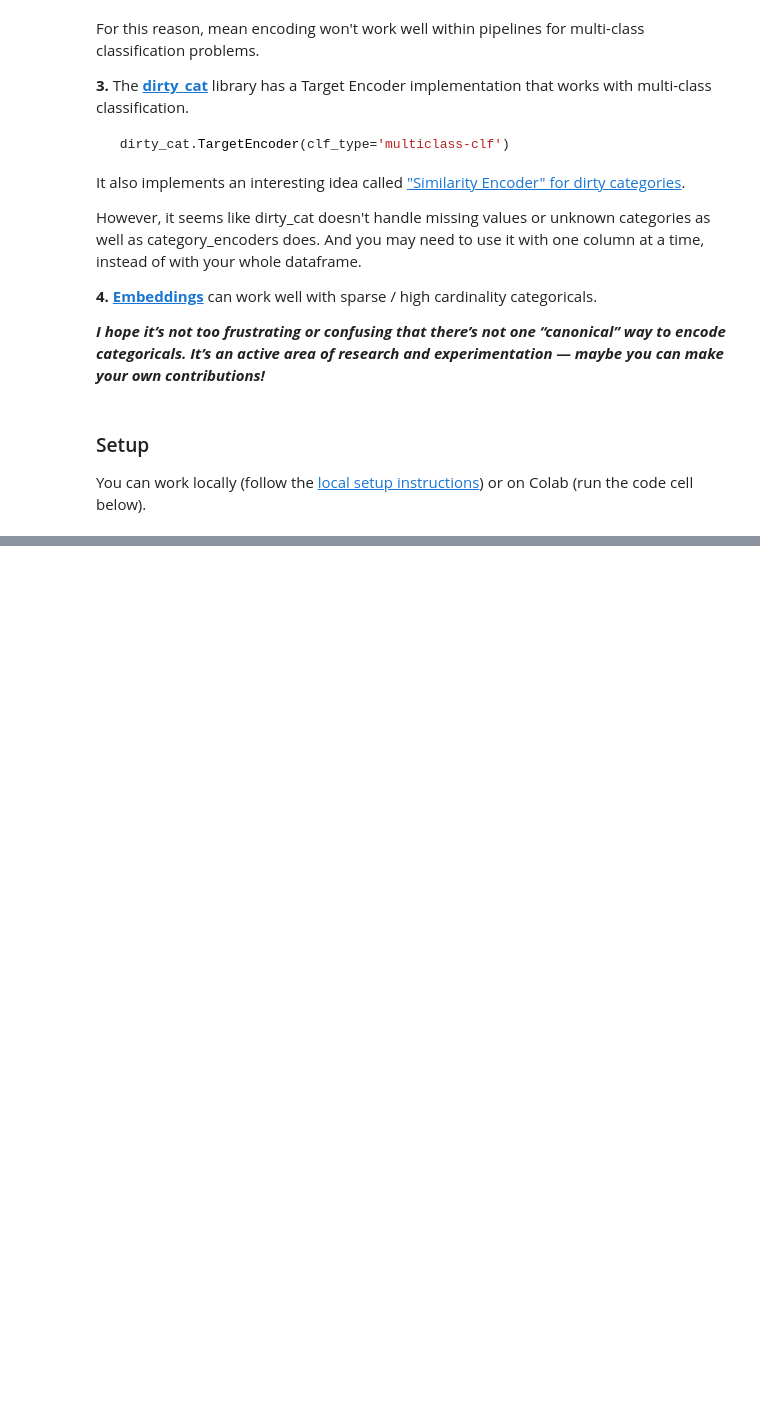
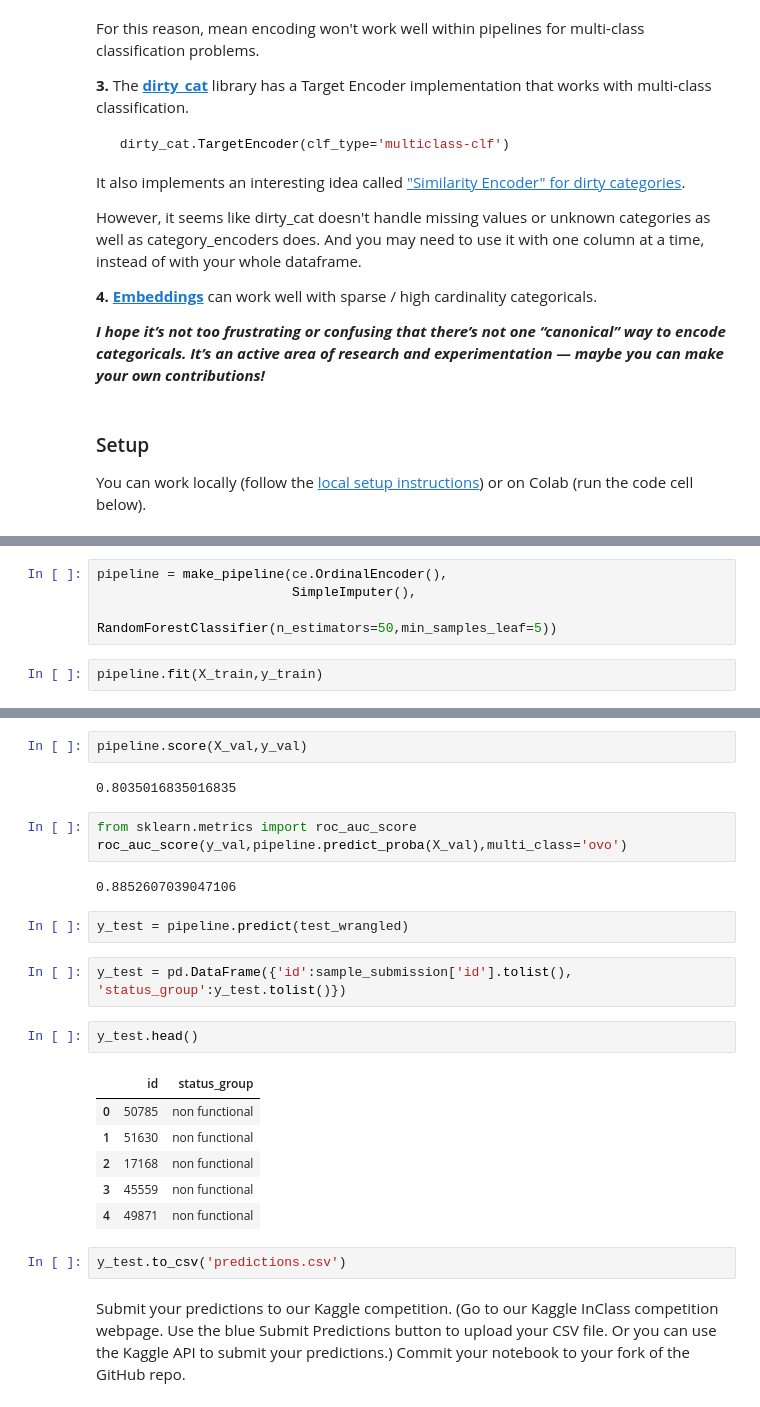
Before and after one commit to bloominstituteoftechnology/DS-Unit-2-Kaggle-Challenge, a Jupyter notebook: module2-random-forests/LS_DS_222_assignment.ipynb, the cells around one changed output, grey strips where cells are left out. Drawn from its saved outputs; the diff is of its cells as text; blank space fills up the shorter version.

```diff
--- a/module2-random-forests/LS_DS_222_assignment.ipynb
+++ b/module2-random-forests/LS_DS_222_assignment.ipynb
@@ -130,0 +255,6 @@ train.shape, test.shape
+# %%
+pipeline = make_pipeline(ce.OrdinalEncoder(),
+                         SimpleImputer(),
+                         RandomForestClassifier(n_estimators=50,min_samples_leaf=5))
+# %%
+pipeline.fit(X_train,y_train)
@@ -130,0 +279,27 @@ train.shape, test.shape
+# %%
+pipeline.score(X_val,y_val)
+# %% [output]
+0.8035016835016835
+# %%
+from sklearn.metrics import roc_auc_score
+roc_auc_score(y_val,pipeline.predict_proba(X_val),multi_class='ovo')
+# %% [output]
+0.8852607039047106
+# %%
+y_test = pipeline.predict(test_wrangled)
+# %%
+y_test = pd.DataFrame({'id':sample_submission['id'].tolist(), 'status_group':y_test.tolist()})
+# %%
+y_test.head()
+# %% [output]
+|  | id | status_group |
+| 0 | 50785 | non functional |
+| 1 | 51630 | non functional |
+| 2 | 17168 | non functional |
+| 3 | 45559 | non functional |
+| 4 | 49871 | non functional |
+# %%
+y_test.to_csv('predictions.csv')
+# %% [markdown]
+ Submit your predictions to our Kaggle competition. (Go to our Kaggle InClass competition webpage. Use the blue Submit Predictions button to upload your CSV file. Or you can use the Kaggle API to submit your predictions.)
+ Commit your notebook to your fork of the GitHub repo.
```
Also changed, not shown: parts of 15 cells of this notebook, 1 other file.
